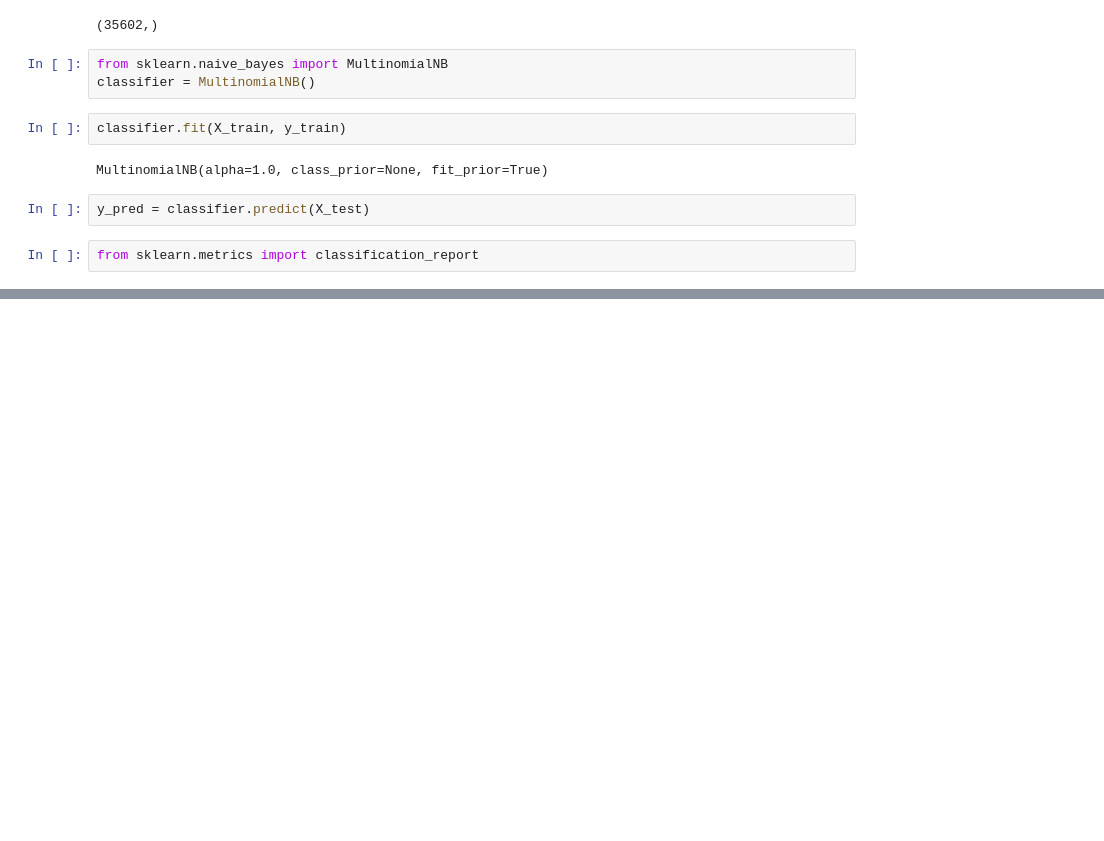
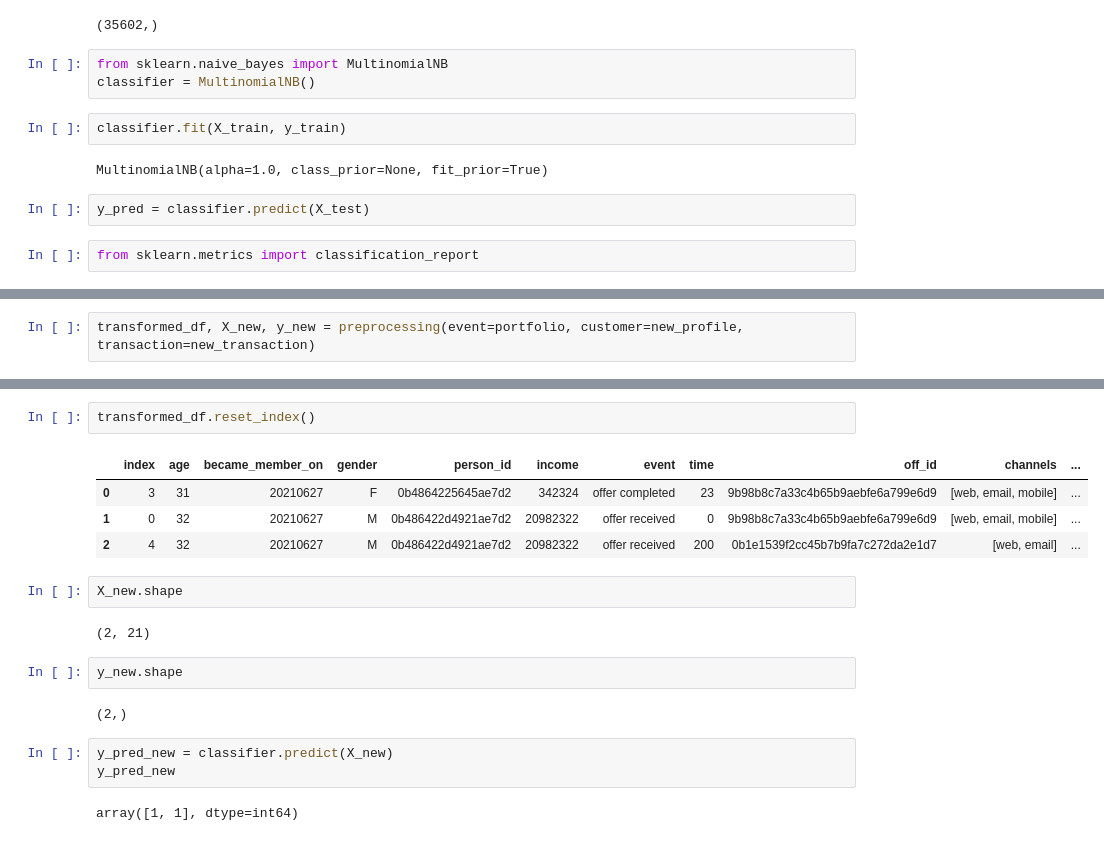
Before and after one commit to schatterjeecs/capst_recomendation, a Jupyter notebook: Starbucks_Capstone_notebook.ipynb, the cells around one changed output, grey strips where cells are left out. Drawn from its saved outputs; the diff is of its cells as text; blank space fills up the shorter version.

```diff
--- a/Starbucks_Capstone_notebook.ipynb
+++ b/Starbucks_Capstone_notebook.ipynb
@@ -501,0 +651,2 @@ def preprocessing(event, customer, transaction):
+# %%
+transformed_df, X_new, y_new = preprocessing(event=portfolio, customer=new_profile, transaction=new_transaction)
@@ -501,0 +677,20 @@ def preprocessing(event, customer, transaction):
+# %%
+transformed_df.reset_index()
+# %% [output]
+|  | index | age | became_member_on | gender | person_id | income | event | time | off_id | channels | ... |
+| 0 | 3 | 31 | 20210627 | F | 0b4864225645ae7d2 | 342324 | offer completed | 23 | 9b98b8c7a33c4b65b9aebfe6a799e6d9 | [web, email, mobile] | ... |
+| 1 | 0 | 32 | 20210627 | M | 0b486422d4921ae7d2 | 20982322 | offer received | 0 | 9b98b8c7a33c4b65b9aebfe6a799e6d9 | [web, email, mobile] | ... |
+| 2 | 4 | 32 | 20210627 | M | 0b486422d4921ae7d2 | 20982322 | offer received | 200 | 0b1e1539f2cc45b7b9fa7c272da2e1d7 | [web, email] | ... |
+# %%
+X_new.shape
+# %% [output]
+(2, 21)
+# %%
+y_new.shape
+# %% [output]
+(2,)
+# %%
+y_pred_new = classifier.predict(X_new)
+y_pred_new
+# %% [output]
+array([1, 1], dtype=int64)
```
Also changed, not shown: parts of 31 cells of this notebook.
